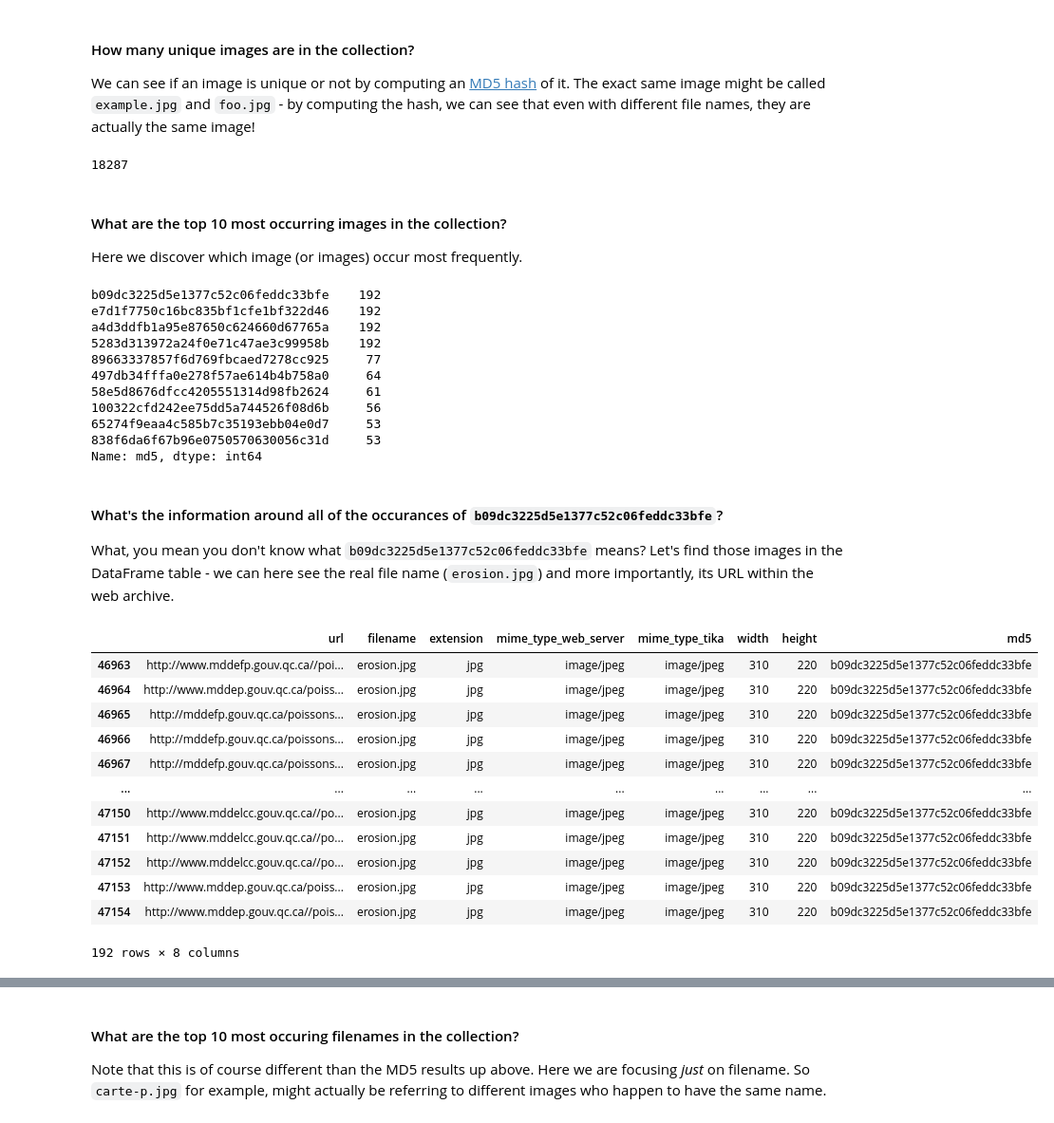
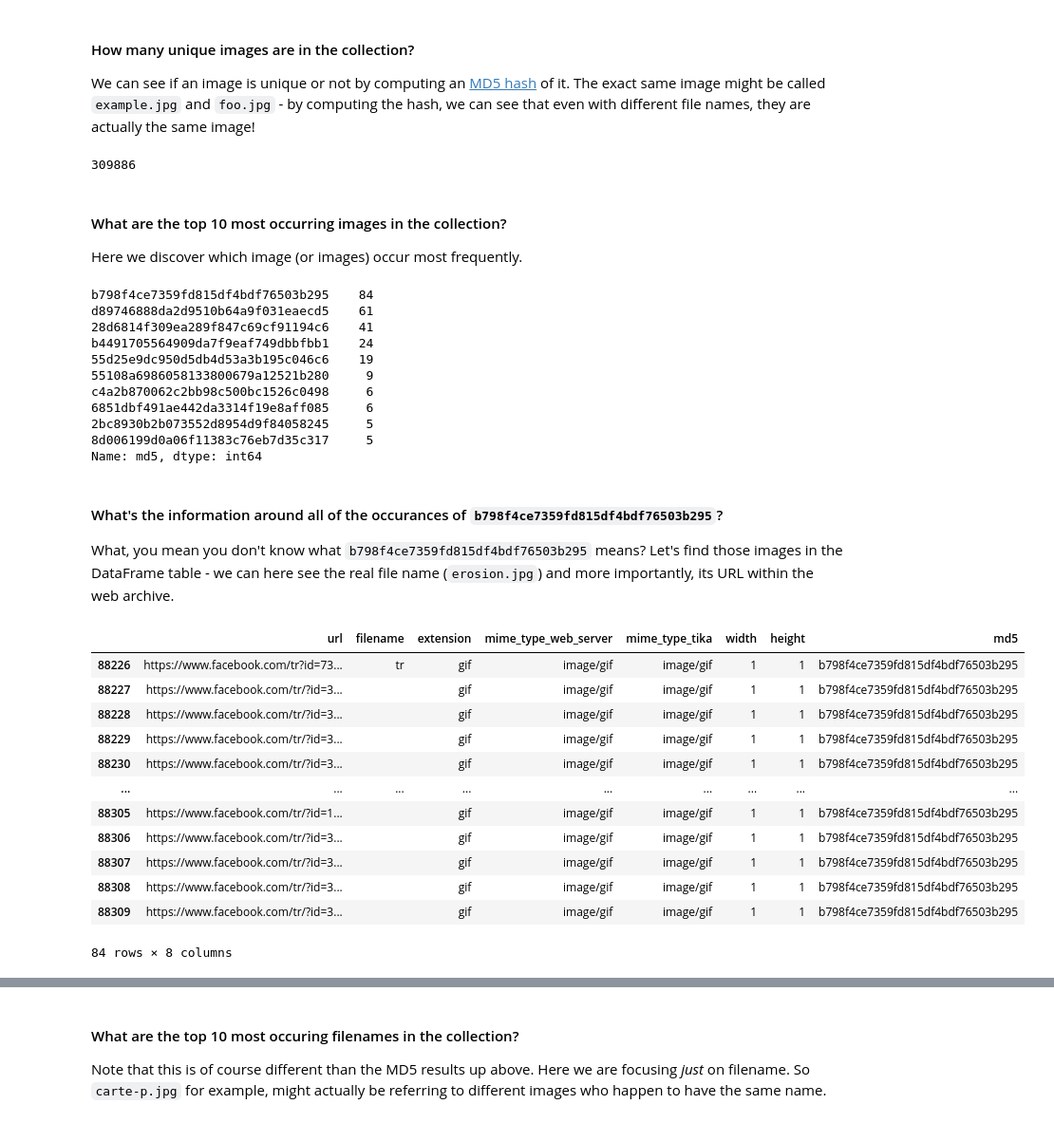
Before and after one commit to archivesunleashed/notebooks, a Jupyter notebook: parquet_pandas_stonewall.ipynb, the cells around one changed output, grey strips where cells are left out. Shown at 95% size. Saved outputs shown, nothing was run; the diff lists cells and outputs as text; code cells hidden in the pictures.

```diff
--- a/parquet_pandas_stonewall.ipynb
+++ b/parquet_pandas_stonewall.ipynb
@@ -139,7 +135,7 @@ The following commands create a variable called `images` that contain a DataFram
 
 **Reminder:** If you want to look at a differnt derivative, you can, for instance, replace out `images` for `audio`.
 # %%
-images_parquet = pq.read_table('parquet/images')
+images_parquet = pq.read_table('parquet/image')
 images = images_parquet.to_pandas()
 images
 # %% [output]
@@ -228,7 +224,7 @@ dtype: int64
 # %%
 len(images.md5.unique())
 # %% [output]
-18287
+309886
 # %% [markdown]
 #### What are the top 10 most occurring images in the collection?
 
@@ -236,36 +232,36 @@ Here we discover which image (or images) occur most frequently.
 # %%
 images['md5'].value_counts().head(10)
 # %% [output]
-b09dc3225d5e1377c52c06feddc33bfe    192
-e7d1f7750c16bc835bf1cfe1bf322d46    192
-a4d3ddfb1a95e87650c624660d67765a    192
-5283d313972a24f0e71c47ae3c99958b    192
-89663337857f6d769fbcaed7278cc925     77
-497db34fffa0e278f57ae614b4b758a0     64
-58e5d8676dfcc4205551314d98fb2624     61
-100322cfd242ee75dd5a744526f08d6b     56
-65274f9eaa4c585b7c35193ebb04e0d7     53
-838f6da6f67b96e0750570630056c31d     53
+b798f4ce7359fd815df4bdf76503b295    84
+d89746888da2d9510b64a9f031eaecd5    61
+28d6814f309ea289f847c69cf91194c6    41
+b4491705564909da7f9eaf749dbbfbb1    24
+55d25e9dc950d5db4d53a3b195c046c6    19
+55108a6986058133800679a12521b280     9
+c4a2b870062c2bb98c500bc1526c0498     6
+6851dbf491ae442da3314f19e8aff085     6
+2bc8930b2b073552d8954d9f84058245     5
+8d006199d0a06f11383c76eb7d35c317     5
 Name: md5, dtype: int64
 # %% [markdown]
 
-#### What's the information around all of the occurances of `b09dc3225d5e1377c52c06feddc33bfe`?
+#### What's the information around all of the occurances of `b798f4ce7359fd815df4bdf76503b295`?
 
-What, you mean you don't know what `b09dc3225d5e1377c52c06feddc33bfe` means? Let's find those images in the DataFrame table - we can here see the real file name (`erosion.jpg`) and more importantly, its URL within the web archive.
+What, you mean you don't know what `b798f4ce7359fd815df4bdf76503b295` means? Let's find those images in the DataFrame table - we can here see the real file name (`erosion.jpg`) and more importantly, its URL within the web archive.
 # %%
-images.loc[images['md5'] == 'b09dc3225d5e1377c52c06feddc33bfe']
+images.loc[images['md5'] == 'b798f4ce7359fd815df4bdf76503b295']
 # %% [output]
 |  | url | filename | extension | mime_type_web_server | mime_type_tika | width | height | md5 |
-| 46963 | http://www.mddefp.gouv.qc.ca//poi... | erosion.jpg | jpg | image/jpeg | image/jpeg | 310 | 220 | b09dc3225d5e1377c52c06feddc33bfe |
-| 46964 | http://www.mddep.gouv.qc.ca/poiss... | erosion.jpg | jpg | image/jpeg | image/jpeg | 310 | 220 | b09dc3225d5e1377c52c06feddc33bfe |
-| 46965 | http://mddefp.gouv.qc.ca/poissons... | erosion.jpg | jpg | image/jpeg | image/jpeg | 310 | 220 | b09dc3225d5e1377c52c06feddc33bfe |
-| 46966 | http://mddefp.gouv.qc.ca/poissons... | erosion.jpg | jpg | image/jpeg | image/jpeg | 310 | 220 | b09dc3225d5e1377c52c06feddc33bfe |
-| 46967 | http://mddefp.gouv.qc.ca/poissons... | erosion.jpg | jpg | image/jpeg | image/jpeg | 310 | 220 | b09dc3225d5e1377c52c06feddc33bfe |
+| 88226 | https://www.facebook.com/tr?id=73... | tr | gif | image/gif | image/gif | 1 | 1 | b798f4ce7359fd815df4bdf76503b295 |
+| 88227 | https://www.facebook.com/tr/?id=3... |  | gif | image/gif | image/gif | 1 | 1 | b798f4ce7359fd815df4bdf76503b295 |
+| 88228 | https://www.facebook.com/tr/?id=3... |  | gif | image/gif | image/gif | 1 | 1 | b798f4ce7359fd815df4bdf76503b295 |
+| 88229 | https://www.facebook.com/tr/?id=3... |  | gif | image/gif | image/gif | 1 | 1 | b798f4ce7359fd815df4bdf76503b295 |
+| 88230 | https://www.facebook.com/tr/?id=3... |  | gif | image/gif | image/gif | 1 | 1 | b798f4ce7359fd815df4bdf76503b295 |
 | ... | ... | ... | ... | ... | ... | ... | ... | ... |
-| 47150 | http://www.mddelcc.gouv.qc.ca//po... | erosion.jpg | jpg | image/jpeg | image/jpeg | 310 | 220 | b09dc3225d5e1377c52c06feddc33bfe |
-| 47151 | http://www.mddelcc.gouv.qc.ca//po... | erosion.jpg | jpg | image/jpeg | image/jpeg | 310 | 220 | b09dc3225d5e1377c52c06feddc33bfe |
-| 47152 | http://www.mddelcc.gouv.qc.ca//po... | erosion.jpg | jpg | image/jpeg | image/jpeg | 310 | 220 | b09dc3225d5e1377c52c06feddc33bfe |
-| 47153 | http://www.mddep.gouv.qc.ca/poiss... | erosion.jpg | jpg | image/jpeg | image/jpeg | 310 | 220 | b09dc3225d5e1377c52c06feddc33bfe |
-| 47154 | http://www.mddep.gouv.qc.ca//pois... | erosion.jpg | jpg | image/jpeg | image/jpeg | 310 | 220 | b09dc3225d5e1377c52c06feddc33bfe |
+| 88305 | https://www.facebook.com/tr/?id=1... |  | gif | image/gif | image/gif | 1 | 1 | b798f4ce7359fd815df4bdf76503b295 |
+| 88306 | https://www.facebook.com/tr/?id=3... |  | gif | image/gif | image/gif | 1 | 1 | b798f4ce7359fd815df4bdf76503b295 |
+| 88307 | https://www.facebook.com/tr/?id=3... |  | gif | image/gif | image/gif | 1 | 1 | b798f4ce7359fd815df4bdf76503b295 |
+| 88308 | https://www.facebook.com/tr/?id=3... |  | gif | image/gif | image/gif | 1 | 1 | b798f4ce7359fd815df4bdf76503b295 |
+| 88309 | https://www.facebook.com/tr/?id=3... |  | gif | image/gif | image/gif | 1 | 1 | b798f4ce7359fd815df4bdf76503b295 |
-192 rows × 8 columns
+84 rows × 8 columns
 # %% [markdown]
```
Also changed, not shown: parts of 20 cells of this notebook.
